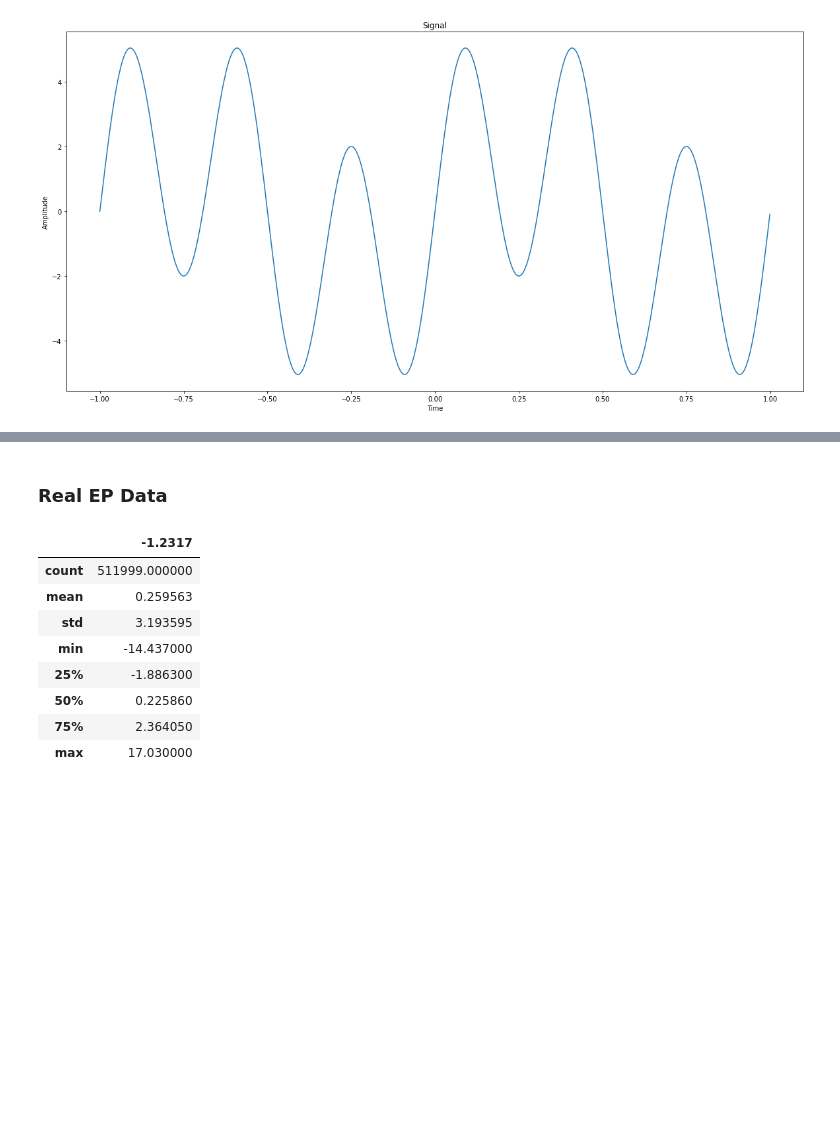
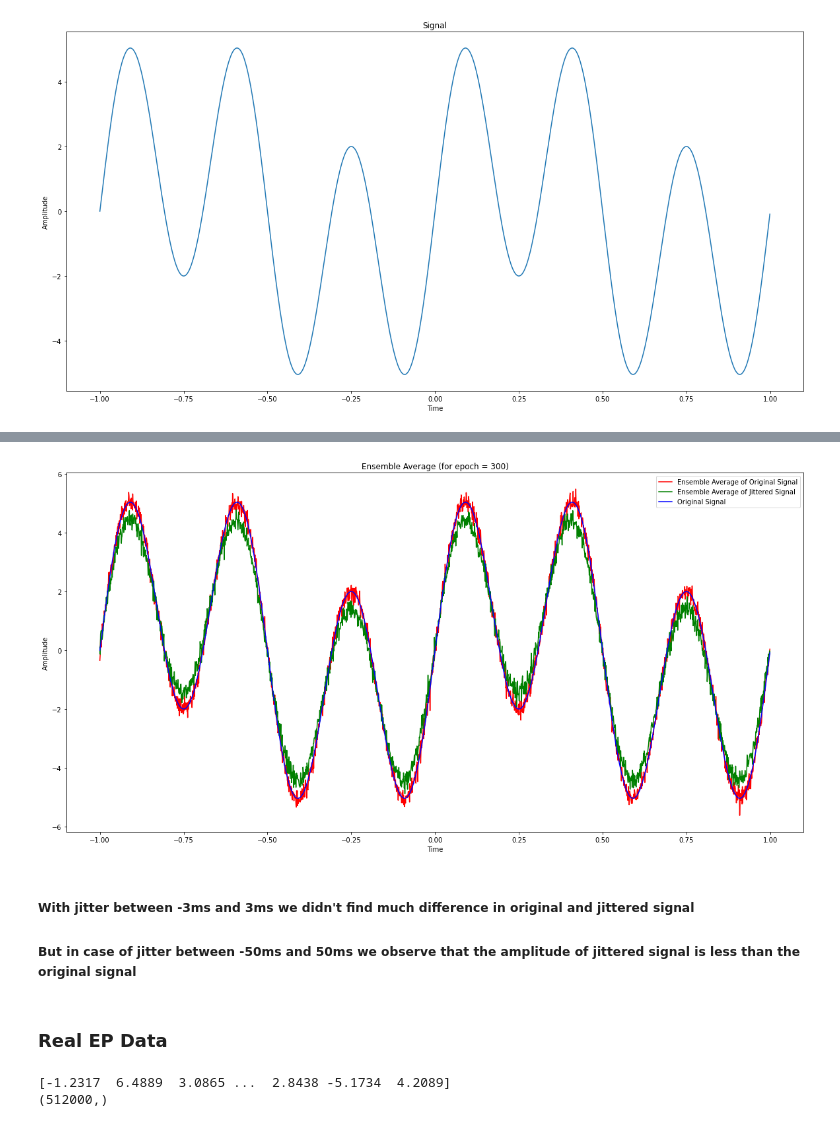
Before and after one commit to samar2605/BCI-Lab, a Jupyter notebook: Evoked Potentials/Evoked_potentials.ipynb, the cells around one changed output, grey strips where cells are left out. Drawn from its saved outputs; the diff is of its cells as text; code cells hidden in the pictures; blank space fills up the shorter version.

```diff
--- a/Evoked Potentials/Evoked_potentials.ipynb
+++ b/Evoked Potentials/Evoked_potentials.ipynb
@@ -137,15 +198,28 @@ def jittered_sample(signal_samples, num_epoch):
+# %%
+jittered_signal_samples = jittered_sample(signal_samples,-50,50)
+# %%
+plt.figure(figsize= (20, 10))
+plt.plot(time, ensemble_average(signal_samples, 300), 'r',label="Ensemble Average of Original Signal")
+plt.plot(time, ensemble_average(jittered_signal_samples, 300),'g', label="Ensemble Average of Jittered Signal")
+plt.plot(time,signal,'b', label="Original Signal")
+plt.title("Ensemble Average (for epoch = 300)")
+plt.xlabel("Time")
+plt.ylabel("Amplitude")
+plt.legend()
+plt.show()
+# %% [output]
+[figure, added]
+# %% [markdown]
+##### With jitter between -3ms and 3ms we didn't find much difference in original and jittered signal
+
+##### But in case of jitter between -50ms and 50ms we observe that the **amplitude** of jittered signal is less than the original signal
 # %% [markdown]
 ### Real EP Data
 # %%
-epData = pd.read_csv('epData.csv')
-epData.describe()
+epData = np.loadtxt('epData.csv', delimiter=',')
-# %% [output]
-|  | -1.2317 |
-| count | 511999.000000 |
-| mean | 0.259563 |
-| std | 3.193595 |
-| min | -14.437000 |
-| 25% | -1.886300 |
-| 50% | 0.225860 |
-| 75% | 2.364050 |
-| max | 17.030000 |
+# %%
+print(epData)
+print(epData.shape)
+# %% [output]
+[-1.2317  6.4889  3.0865 ...  2.8438 -5.1734  4.2089]
+(512000,)
```
Also changed, not shown: parts of 57 cells of this notebook, 1 other file.
